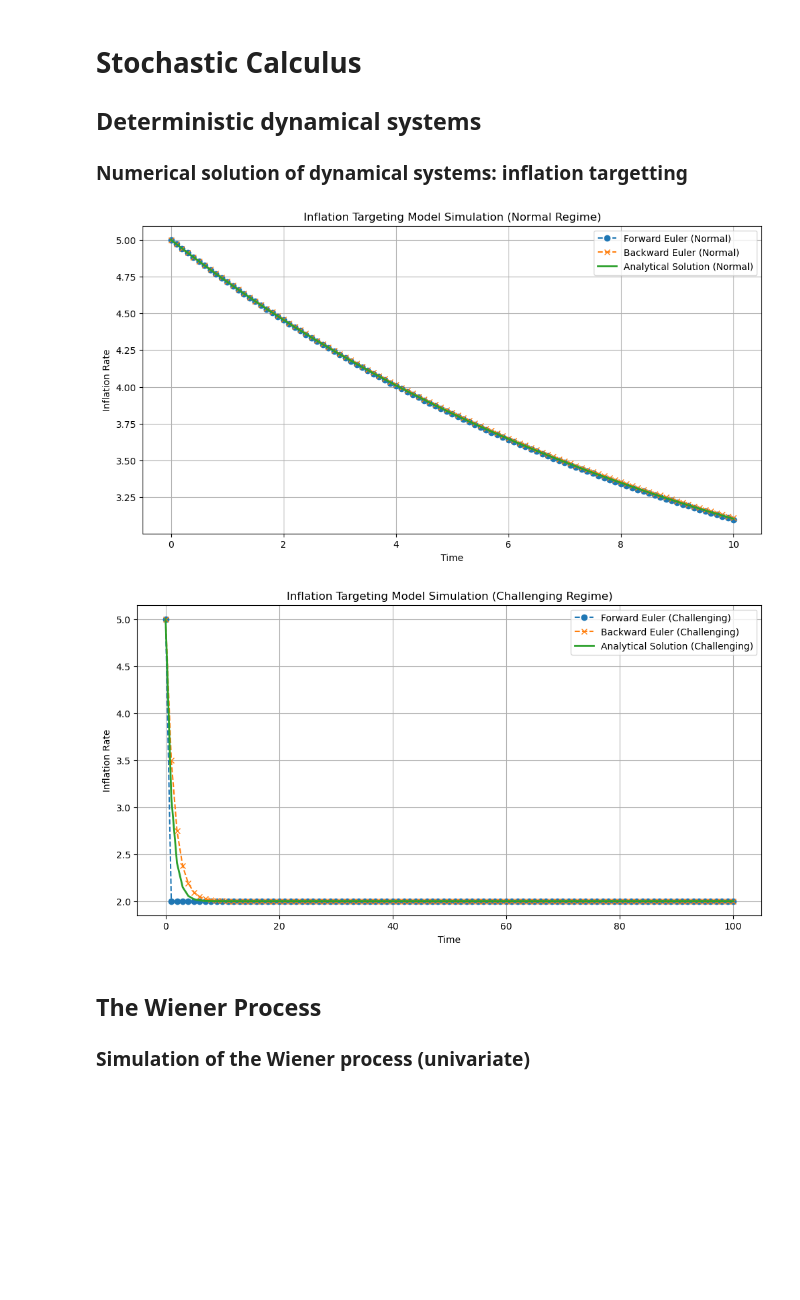
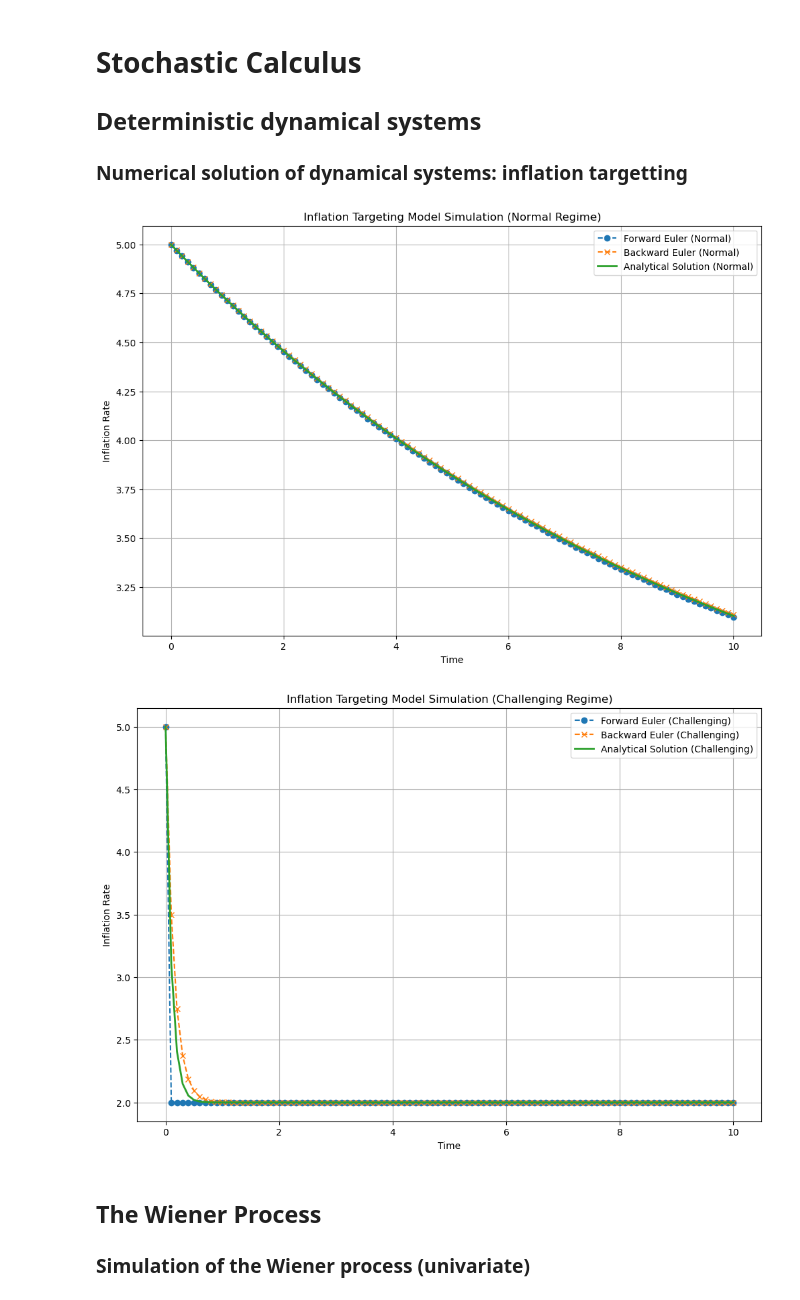
Before and after one commit to xaviweise/aaat, a Jupyter notebook: _build/jupyter_execute/notebooks/stochastic_calculus.ipynb, the cells around one changed output. Cells and saved outputs as stored; diff of their text form; code cells hidden in the pictures; blank space fills up the shorter version.

```diff
--- a/_build/jupyter_execute/notebooks/stochastic_calculus.ipynb
+++ b/_build/jupyter_execute/notebooks/stochastic_calculus.ipynb
@@ -42,43 +42,43 @@ pi_t0 = 5.0
 N = 100
 
 # Parameters for challenging regime
-theta_challenging = 1.0
-Delta_challenging = 1.0
+theta_challenging = 10.0
+Delta_challenging = 0.1
 
 # Simulate for normal regime
 time_normal, pi_forward_normal, pi_backward_normal, pi_analytical_normal = simulate_inflation(
     theta_normal, pi_hat, pi_t0, Delta_normal, N)
 
 # Simulate for challenging regime
 time_challenging, pi_forward_challenging, pi_backward_challenging, pi_analytical_challenging = simulate_inflation(
     theta_challenging, pi_hat, pi_t0, Delta_challenging, N)
 
 # Plot the results for normal regime
-plt.figure(figsize=(12, 6))
+plt.figure(figsize=(12, 8))
 plt.plot(time_normal, pi_forward_normal, label='Forward Euler (Normal)', marker='o', linestyle='--')
 plt.plot(time_normal, pi_backward_normal, label='Backward Euler (Normal)', marker='x', linestyle='--')
 plt.plot(time_normal, pi_analytical_normal, label='Analytical Solution (Normal)', linestyle='-', linewidth=2)
 plt.xlabel('Time')
 plt.ylabel('Inflation Rate')
 plt.title('Inflation Targeting Model Simulation (Normal Regime)')
 plt.legend()
 plt.grid(True)
 plt.show()
 
 # Plot the results for challenging regime
-plt.figure(figsize=(12, 6))
+plt.figure(figsize=(12, 8))
 plt.plot(time_challenging, pi_forward_challenging, label='Forward Euler (Challenging)', marker='o', linestyle='--')
 plt.plot(time_challenging, pi_backward_challenging, label='Backward Euler (Challenging)', marker='x', linestyle='--')
 plt.plot(time_challenging, pi_analytical_challenging, label='Analytical Solution (Challenging)', linestyle='-', linewidth=2)
 plt.xlabel('Time')
 plt.ylabel('Inflation Rate')
 plt.title('Inflation Targeting Model Simulation (Challenging Regime)')
 plt.legend()
 plt.grid(True)
 plt.show()
 # %% [output]
-[figure, old version]
+[figure, new version]
-[figure, old version]
+[figure, new version]
 # %% [markdown]
 ## The Wiener Process
 ### Simulation of the Wiener process (univariate)
```
Also changed, not shown: 26 other files.
